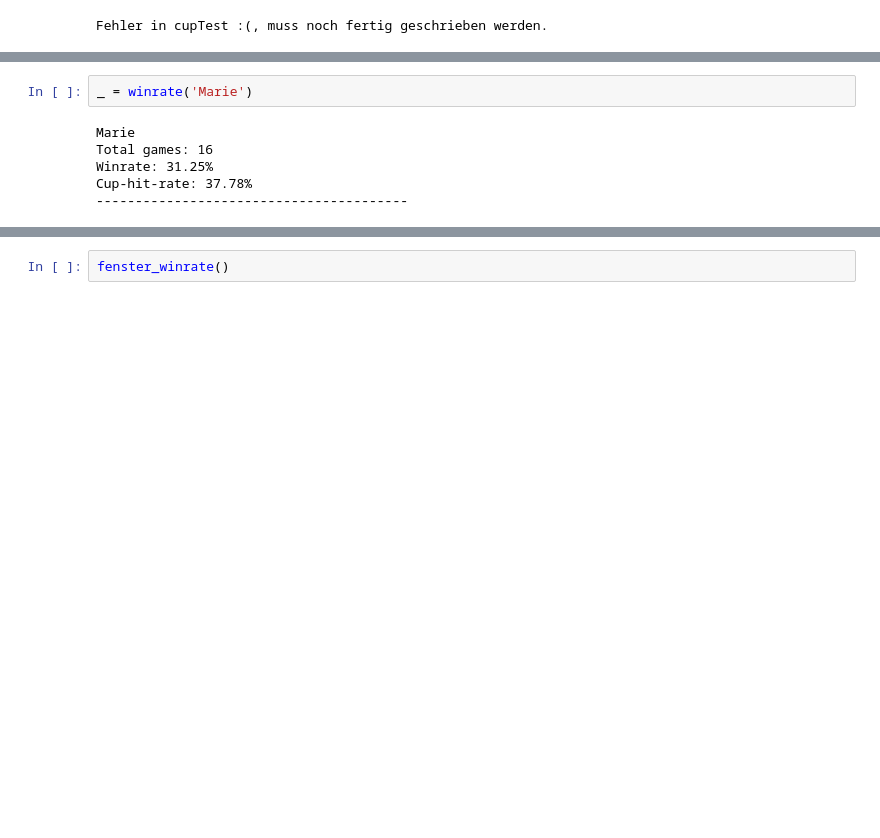
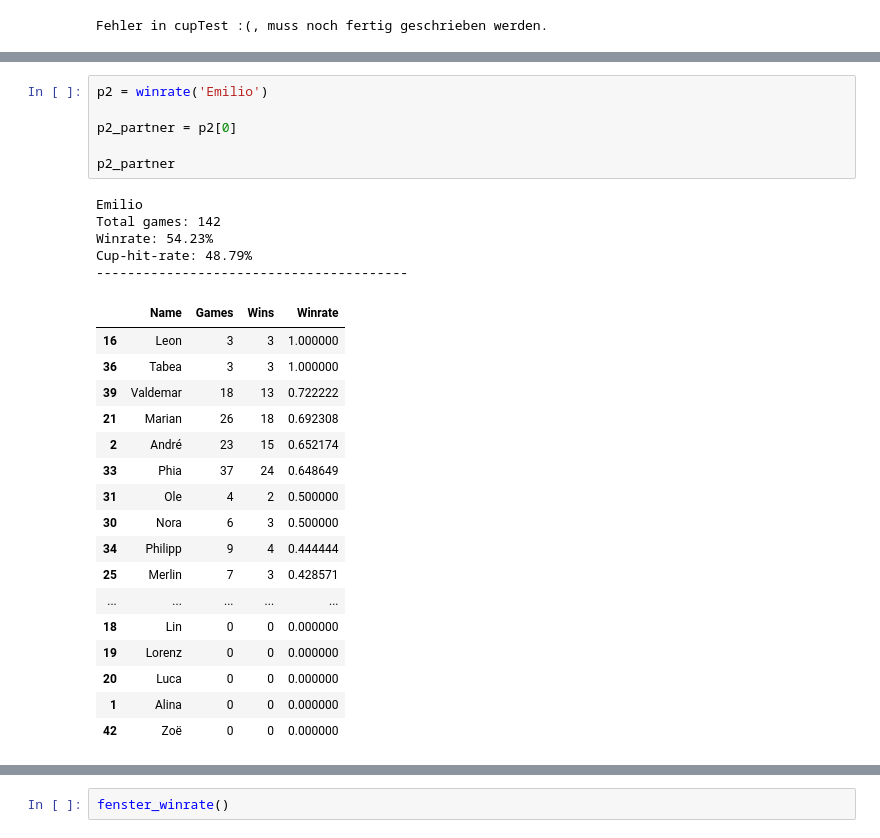
Before and after one commit to njctn/werfen, a Jupyter notebook: stats.ipynb, the cells around one changed output, grey strips where cells are left out. Drawn from its saved outputs; the diff is of its cells as text; blank space fills up the shorter version.

```diff
--- a/stats.ipynb
+++ b/stats.ipynb
@@ -20,11 +90,32 @@ Fehler in cupTest :(, muss noch fertig geschrieben werden.
 # %%
-_ = winrate('Marie')
+p2 = winrate('Emilio')
+
+p2_partner = p2[0]
+
+p2_partner
 # %% [output]
-Marie
-Total games: 16
-Winrate: 31.25%
-Cup-hit-rate: 37.78%
+Emilio
+Total games: 142
+Winrate: 54.23%
+Cup-hit-rate: 48.79%
 ----------------------------------------
+|  | Name | Games | Wins | Winrate |
+| 16 | Leon | 3 | 3 | 1.000000 |
+| 36 | Tabea | 3 | 3 | 1.000000 |
+| 39 | Valdemar | 18 | 13 | 0.722222 |
+| 21 | Marian | 26 | 18 | 0.692308 |
+| 2 | André | 23 | 15 | 0.652174 |
+| 33 | Phia | 37 | 24 | 0.648649 |
+| 31 | Ole | 4 | 2 | 0.500000 |
+| 30 | Nora | 6 | 3 | 0.500000 |
+| 34 | Philipp | 9 | 4 | 0.444444 |
+| 25 | Merlin | 7 | 3 | 0.428571 |
+| ... | ... | ... | ... | ... |
+| 18 | Lin | 0 | 0 | 0.000000 |
+| 19 | Lorenz | 0 | 0 | 0.000000 |
+| 20 | Luca | 0 | 0 | 0.000000 |
+| 1 | Alina | 0 | 0 | 0.000000 |
+| 42 | Zoë | 0 | 0 | 0.000000 |
 # %%
 for elem in players:
     _ = winrate(elem)
```
Also changed, not shown: parts of 15 cells of this notebook.
